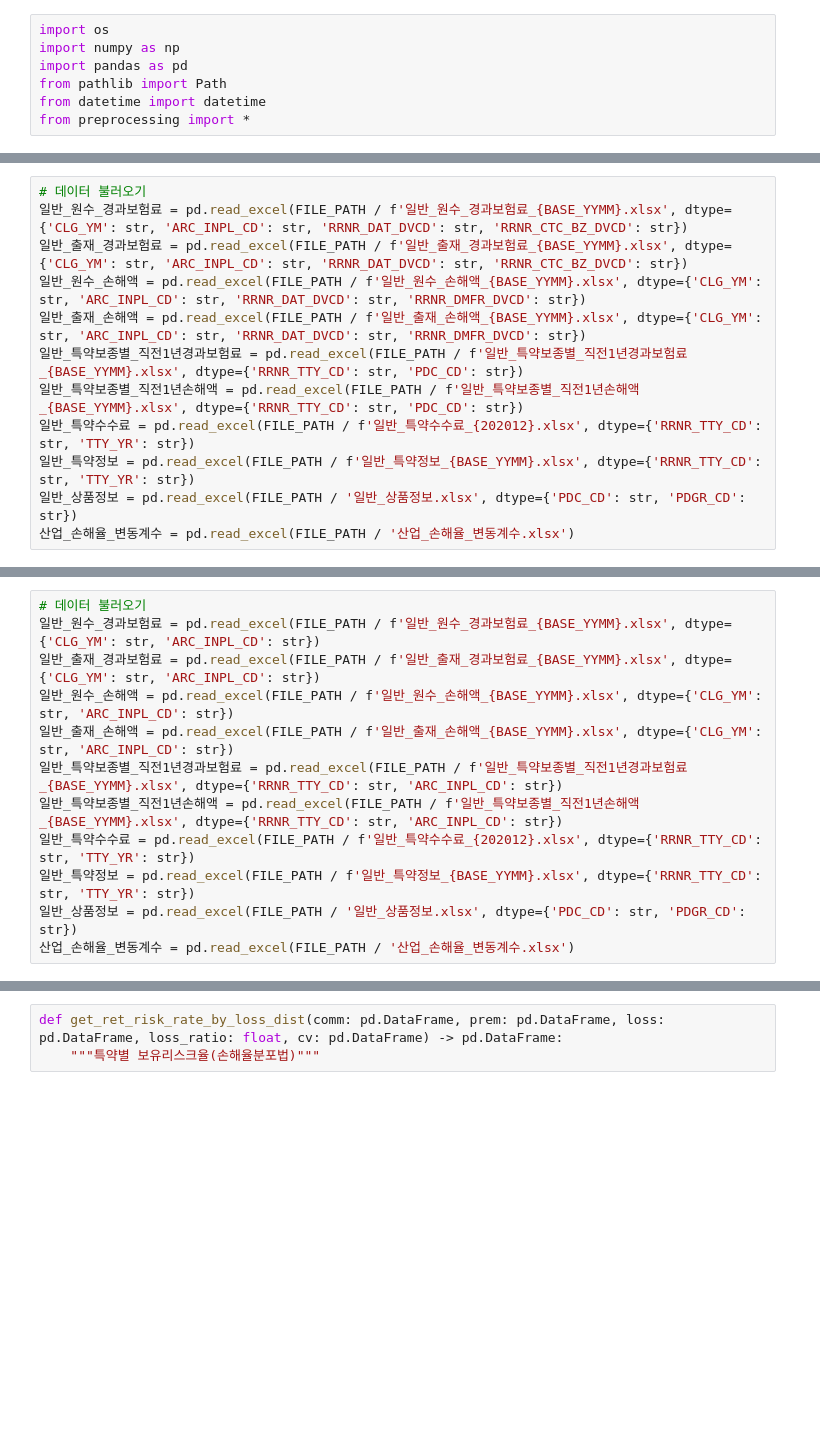
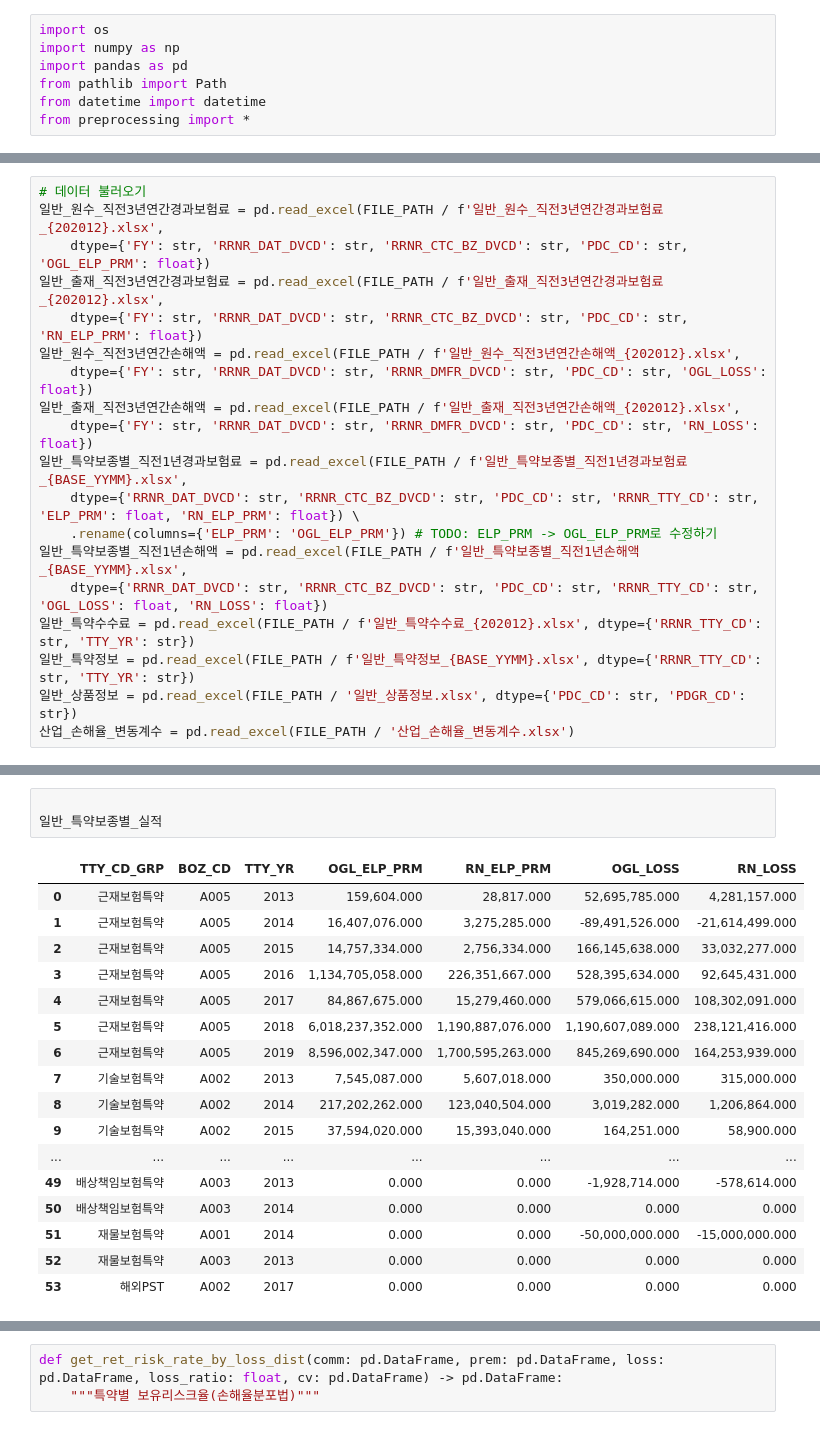
Before and after one commit to lee3jjang/qis4, a Jupyter notebook: 보유리스크율_일반.ipynb, the cells around one changed output, grey strips where cells are left out. Drawn from its saved outputs; the diff is of its cells as text; blank space fills up the shorter version.

```diff
--- a/보유리스크율_일반.ipynb
+++ b/보유리스크율_일반.ipynb
@@ -16,11 +17,18 @@ BASE_YYMM = '201912'
 # %%
 # 데이터 불러오기
-일반_원수_경과보험료 = pd.read_excel(FILE_PATH / f'일반_원수_경과보험료_{BASE_YYMM}.xlsx', dtype={'CLG_YM': str, 'ARC_INPL_CD': str, 'RRNR_DAT_DVCD': str, 'RRNR_CTC_BZ_DVCD': str})
-일반_출재_경과보험료 = pd.read_excel(FILE_PATH / f'일반_출재_경과보험료_{BASE_YYMM}.xlsx', dtype={'CLG_YM': str, 'ARC_INPL_CD': str, 'RRNR_DAT_DVCD': str, 'RRNR_CTC_BZ_DVCD': str})
-일반_원수_손해액 = pd.read_excel(FILE_PATH / f'일반_원수_손해액_{BASE_YYMM}.xlsx', dtype={'CLG_YM': str, 'ARC_INPL_CD': str, 'RRNR_DAT_DVCD': str, 'RRNR_DMFR_DVCD': str})
-일반_출재_손해액 = pd.read_excel(FILE_PATH / f'일반_출재_손해액_{BASE_YYMM}.xlsx', dtype={'CLG_YM': str, 'ARC_INPL_CD': str, 'RRNR_DAT_DVCD': str, 'RRNR_DMFR_DVCD': str})
-일반_특약보종별_직전1년경과보험료 = pd.read_excel(FILE_PATH / f'일반_특약보종별_직전1년경과보험료_{BASE_YYMM}.xlsx', dtype={'RRNR_TTY_CD': str, 'PDC_CD': str})
-일반_특약보종별_직전1년손해액 = pd.read_excel(FILE_PATH / f'일반_특약보종별_직전1년손해액_{BASE_YYMM}.xlsx', dtype={'RRNR_TTY_CD': str, 'PDC_CD': str})
+일반_원수_직전3년연간경과보험료 = pd.read_excel(FILE_PATH / f'일반_원수_직전3년연간경과보험료_{202012}.xlsx',
+    dtype={'FY': str, 'RRNR_DAT_DVCD': str, 'RRNR_CTC_BZ_DVCD': str, 'PDC_CD': str, 'OGL_ELP_PRM': float})
+일반_출재_직전3년연간경과보험료 = pd.read_excel(FILE_PATH / f'일반_출재_직전3년연간경과보험료_{202012}.xlsx',
+    dtype={'FY': str, 'RRNR_DAT_DVCD': str, 'RRNR_CTC_BZ_DVCD': str, 'PDC_CD': str, 'RN_ELP_PRM': float})
+일반_원수_직전3년연간손해액 = pd.read_excel(FILE_PATH / f'일반_원수_직전3년연간손해액_{202012}.xlsx',
+    dtype={'FY': str, 'RRNR_DAT_DVCD': str, 'RRNR_DMFR_DVCD': str, 'PDC_CD': str, 'OGL_LOSS': float})
+일반_출재_직전3년연간손해액 = pd.read_excel(FILE_PATH / f'일반_출재_직전3년연간손해액_{202012}.xlsx',
+    dtype={'FY': str, 'RRNR_DAT_DVCD': str, 'RRNR_DMFR_DVCD': str, 'PDC_CD': str, 'RN_LOSS': float})
+일반_특약보종별_직전1년경과보험료 = pd.read_excel(FILE_PATH / f'일반_특약보종별_직전1년경과보험료_{BASE_YYMM}.xlsx',
+    dtype={'RRNR_DAT_DVCD': str, 'RRNR_CTC_BZ_DVCD': str, 'PDC_CD': str, 'RRNR_TTY_CD': str, 'ELP_PRM': float, 'RN_ELP_PRM': float}) \
+    .rename(columns={'ELP_PRM': 'OGL_ELP_PRM'}) # TODO: ELP_PRM -> OGL_ELP_PRM로 수정하기
+일반_특약보종별_직전1년손해액 = pd.read_excel(FILE_PATH / f'일반_특약보종별_직전1년손해액_{BASE_YYMM}.xlsx',
+    dtype={'RRNR_DAT_DVCD': str, 'RRNR_CTC_BZ_DVCD': str, 'PDC_CD': str, 'RRNR_TTY_CD': str, 'OGL_LOSS': float, 'RN_LOSS': float})
 일반_특약수수료 = pd.read_excel(FILE_PATH / f'일반_특약수수료_{202012}.xlsx', dtype={'RRNR_TTY_CD': str, 'TTY_YR': str})
 일반_특약정보 = pd.read_excel(FILE_PATH / f'일반_특약정보_{BASE_YYMM}.xlsx', dtype={'RRNR_TTY_CD': str, 'TTY_YR': str})
 일반_상품정보 = pd.read_excel(FILE_PATH / '일반_상품정보.xlsx', dtype={'PDC_CD': str, 'PDGR_CD': str})
@@ -83,12 +35,0 @@ BASE_YYMM = '201912'
-# %%
-# 데이터 불러오기
-일반_원수_경과보험료 = pd.read_excel(FILE_PATH / f'일반_원수_경과보험료_{BASE_YYMM}.xlsx', dtype={'CLG_YM': str, 'ARC_INPL_CD': str})
-일반_출재_경과보험료 = pd.read_excel(FILE_PATH / f'일반_출재_경과보험료_{BASE_YYMM}.xlsx', dtype={'CLG_YM': str, 'ARC_INPL_CD': str})
-일반_원수_손해액 = pd.read_excel(FILE_PATH / f'일반_원수_손해액_{BASE_YYMM}.xlsx', dtype={'CLG_YM': str, 'ARC_INPL_CD': str})
-일반_출재_손해액 = pd.read_excel(FILE_PATH / f'일반_출재_손해액_{BASE_YYMM}.xlsx', dtype={'CLG_YM': str, 'ARC_INPL_CD': str})
-일반_특약보종별_직전1년경과보험료 = pd.read_excel(FILE_PATH / f'일반_특약보종별_직전1년경과보험료_{BASE_YYMM}.xlsx', dtype={'RRNR_TTY_CD': str, 'ARC_INPL_CD': str})
-일반_특약보종별_직전1년손해액 = pd.read_excel(FILE_PATH / f'일반_특약보종별_직전1년손해액_{BASE_YYMM}.xlsx', dtype={'RRNR_TTY_CD': str, 'ARC_INPL_CD': str})
-일반_특약수수료 = pd.read_excel(FILE_PATH / f'일반_특약수수료_{202012}.xlsx', dtype={'RRNR_TTY_CD': str, 'TTY_YR': str})
-일반_특약정보 = pd.read_excel(FILE_PATH / f'일반_특약정보_{BASE_YYMM}.xlsx', dtype={'RRNR_TTY_CD': str, 'TTY_YR': str})
-일반_상품정보 = pd.read_excel(FILE_PATH / '일반_상품정보.xlsx', dtype={'PDC_CD': str, 'PDGR_CD': str})
-산업_손해율_변동계수 = pd.read_excel(FILE_PATH / '산업_손해율_변동계수.xlsx')
@@ -98,3 +141,24 @@ BASE_YYMM = '201912'
+# %%
+
+일반_특약보종별_실적
+# %% [output]
+|  | TTY_CD_GRP | BOZ_CD | TTY_YR | OGL_ELP_PRM | RN_ELP_PRM | OGL_LOSS | RN_LOSS |
+| 0 | 근재보험특약 | A005 | 2013 | 159,604.000 | 28,817.000 | 52,695,785.000 | 4,281,157.000 |
+| 1 | 근재보험특약 | A005 | 2014 | 16,407,076.000 | 3,275,285.000 | -89,491,526.000 | -21,614,499.000 |
+| 2 | 근재보험특약 | A005 | 2015 | 14,757,334.000 | 2,756,334.000 | 166,145,638.000 | 33,032,277.000 |
+| 3 | 근재보험특약 | A005 | 2016 | 1,134,705,058.000 | 226,351,667.000 | 528,395,634.000 | 92,645,431.000 |
+| 4 | 근재보험특약 | A005 | 2017 | 84,867,675.000 | 15,279,460.000 | 579,066,615.000 | 108,302,091.000 |
+| 5 | 근재보험특약 | A005 | 2018 | 6,018,237,352.000 | 1,190,887,076.000 | 1,190,607,089.000 | 238,121,416.000 |
+| 6 | 근재보험특약 | A005 | 2019 | 8,596,002,347.000 | 1,700,595,263.000 | 845,269,690.000 | 164,253,939.000 |
+| 7 | 기술보험특약 | A002 | 2013 | 7,545,087.000 | 5,607,018.000 | 350,000.000 | 315,000.000 |
+| 8 | 기술보험특약 | A002 | 2014 | 217,202,262.000 | 123,040,504.000 | 3,019,282.000 | 1,206,864.000 |
+| 9 | 기술보험특약 | A002 | 2015 | 37,594,020.000 | 15,393,040.000 | 164,251.000 | 58,900.000 |
+| ... | ... | ... | ... | ... | ... | ... | ... |
+| 49 | 배상책임보험특약 | A003 | 2013 | 0.000 | 0.000 | -1,928,714.000 | -578,614.000 |
+| 50 | 배상책임보험특약 | A003 | 2014 | 0.000 | 0.000 | 0.000 | 0.000 |
+| 51 | 재물보험특약 | A001 | 2014 | 0.000 | 0.000 | -50,000,000.000 | -15,000,000.000 |
+| 52 | 재물보험특약 | A003 | 2013 | 0.000 | 0.000 | 0.000 | 0.000 |
+| 53 | 해외PST | A002 | 2017 | 0.000 | 0.000 | 0.000 | 0.000 |
 # %%
 # 예시
 # 근재보험특약, 기술보험특약, 재물보험특약, 배상책임보험특약, 해외PST
```
Also changed, not shown: parts of 5 cells of this notebook, 6 other files.
